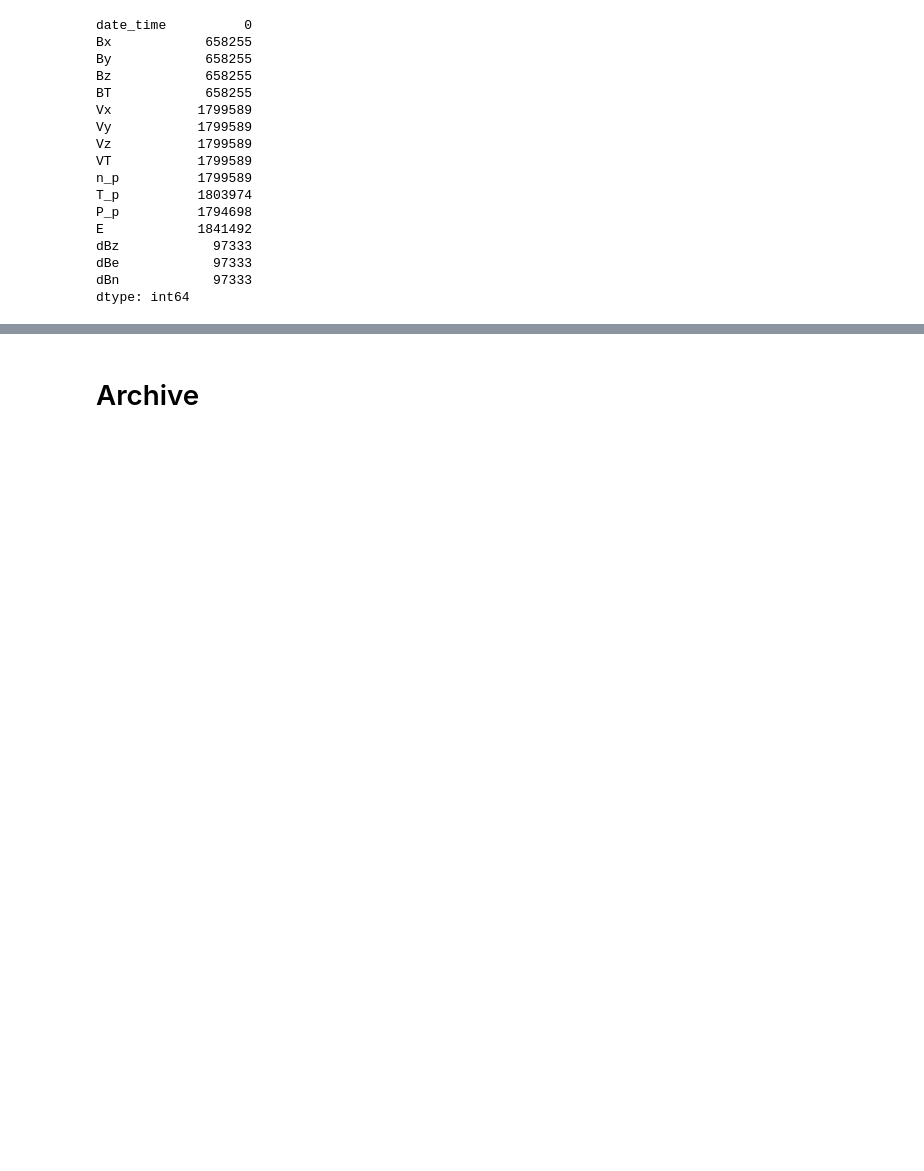
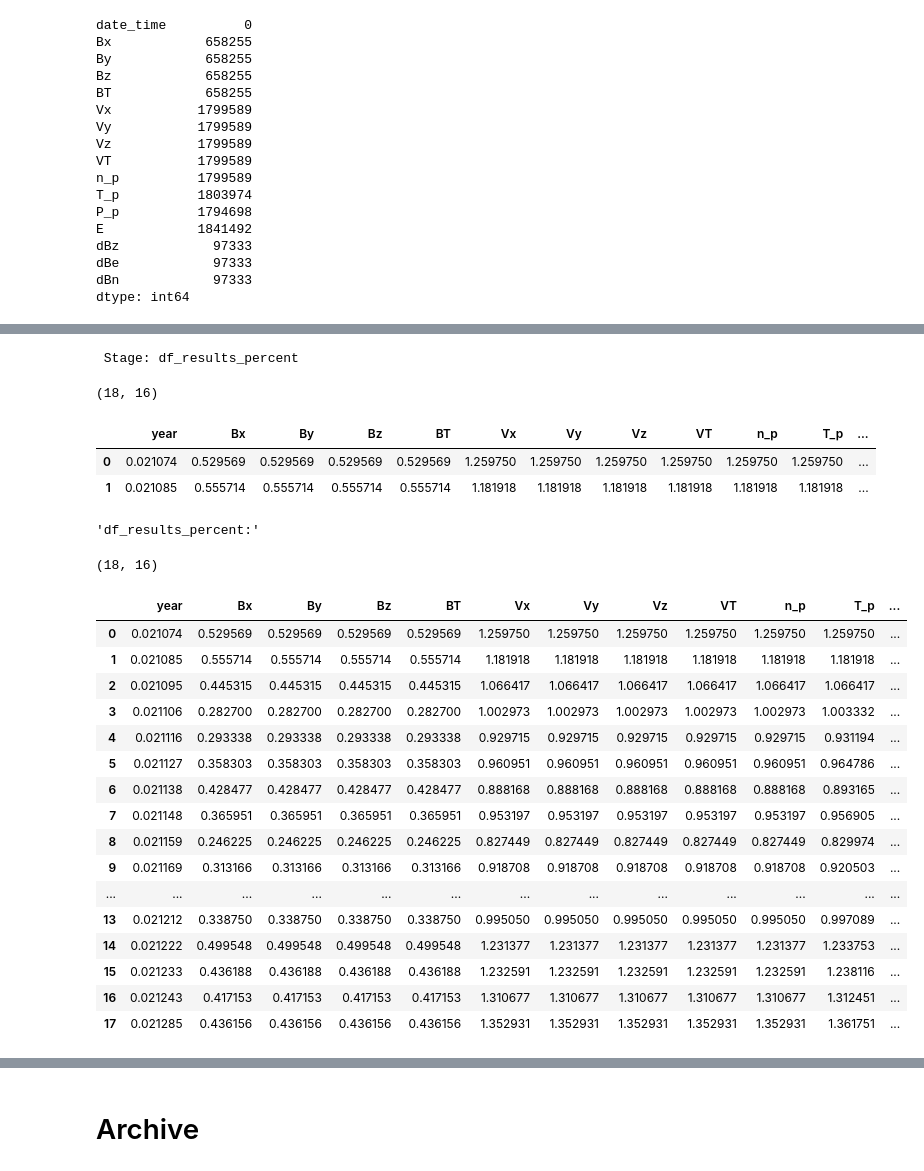
Before and after one commit to Alireza-Motazedian/GIC__Geomagnetic_Induced_Current, a Jupyter notebook: 2. Code/GIC Data Exploration.ipynb, the cells around one changed output, grey strips where cells are left out. Saved outputs shown, nothing was run; the diff lists cells and outputs as text; code cells hidden in the pictures; blank space fills up the shorter version.

```diff
--- a/2. Code/GIC Data Exploration.ipynb
+++ b/2. Code/GIC Data Exploration.ipynb
@@ -1494,18 +1494,18 @@ for key in dict_weird_values:
 
 df_results = (
     df_merged
-    # # .pipe(print_details, "df_merged")
-    # .assign(year = lambda df: df.date_time.dt.year)
-    # # .pipe(print_details, "year column added.")
-    # .drop(columns=["date_time"])
-    # # .pipe(print_details, 'Dropped: "date_time", "dBz", "dBH"')
-    # .groupby(by="year")
-    # .apply(lambda group: group.isna().sum())
-    # # .pipe(print_details, "groupby('year')")
-    # .drop(columns="year")
-    # # .pipe(print_details, "drop('year')")
-    # .reset_index()
-    # # .pipe(print_details, "df_results")
+    # .pipe(print_details, "df_merged")
+    .assign(year = lambda df: df.date_time.dt.year)
+    # .pipe(print_details, "year column added.")
+    .drop(columns=["date_time"])
+    # .pipe(print_details, 'Dropped: "date_time"')
+    .groupby(by="year")
+    .apply(lambda group: group.isna().sum())
+    # .pipe(print_details, "groupby('year')")
+    .drop(columns="year")
+    # .pipe(print_details, "drop('year')")
+    .reset_index()
+    # .pipe(print_details, "df_results")
 )
 display("df_results:", df_results.shape, df_results.head(18)) ; print()
 # %% [output]
@@ -1566,0 +1573,34 @@ round( ( dfH.dBH.isna().sum() / dfH.shape[0] ) * 100 )
+# %%
+df_results_percent = (
+    # df_results.drop(year)
+    df_results.applymap(lambda value: (value / 9466560) * 100)
+    .pipe(print_details, "df_results_percent")
+)
+
+# df_results_percent = pd.concat(df_results.year, df_results_percent, axis=1)
+display("df_results_percent:", df_results_percent.shape, df_results_percent.head(18)) ; print()
+# %% [output]
+ Stage: df_results_percent
+(18, 16)
+|  | year | Bx | By | Bz | BT | Vx | Vy | Vz | VT | n_p | T_p | ... |
+| 0 | 0.021074 | 0.529569 | 0.529569 | 0.529569 | 0.529569 | 1.259750 | 1.259750 | 1.259750 | 1.259750 | 1.259750 | 1.259750 | ... |
+| 1 | 0.021085 | 0.555714 | 0.555714 | 0.555714 | 0.555714 | 1.181918 | 1.181918 | 1.181918 | 1.181918 | 1.181918 | 1.181918 | ... |
+'df_results_percent:'
+(18, 16)
+|  | year | Bx | By | Bz | BT | Vx | Vy | Vz | VT | n_p | T_p | ... |
+| 0 | 0.021074 | 0.529569 | 0.529569 | 0.529569 | 0.529569 | 1.259750 | 1.259750 | 1.259750 | 1.259750 | 1.259750 | 1.259750 | ... |
+| 1 | 0.021085 | 0.555714 | 0.555714 | 0.555714 | 0.555714 | 1.181918 | 1.181918 | 1.181918 | 1.181918 | 1.181918 | 1.181918 | ... |
+| 2 | 0.021095 | 0.445315 | 0.445315 | 0.445315 | 0.445315 | 1.066417 | 1.066417 | 1.066417 | 1.066417 | 1.066417 | 1.066417 | ... |
+| 3 | 0.021106 | 0.282700 | 0.282700 | 0.282700 | 0.282700 | 1.002973 | 1.002973 | 1.002973 | 1.002973 | 1.002973 | 1.003332 | ... |
+| 4 | 0.021116 | 0.293338 | 0.293338 | 0.293338 | 0.293338 | 0.929715 | 0.929715 | 0.929715 | 0.929715 | 0.929715 | 0.931194 | ... |
+| 5 | 0.021127 | 0.358303 | 0.358303 | 0.358303 | 0.358303 | 0.960951 | 0.960951 | 0.960951 | 0.960951 | 0.960951 | 0.964786 | ... |
+| 6 | 0.021138 | 0.428477 | 0.428477 | 0.428477 | 0.428477 | 0.888168 | 0.888168 | 0.888168 | 0.888168 | 0.888168 | 0.893165 | ... |
+| 7 | 0.021148 | 0.365951 | 0.365951 | 0.365951 | 0.365951 | 0.953197 | 0.953197 | 0.953197 | 0.953197 | 0.953197 | 0.956905 | ... |
+| 8 | 0.021159 | 0.246225 | 0.246225 | 0.246225 | 0.246225 | 0.827449 | 0.827449 | 0.827449 | 0.827449 | 0.827449 | 0.829974 | ... |
+| 9 | 0.021169 | 0.313166 | 0.313166 | 0.313166 | 0.313166 | 0.918708 | 0.918708 | 0.918708 | 0.918708 | 0.918708 | 0.920503 | ... |
+| ... | ... | ... | ... | ... | ... | ... | ... | ... | ... | ... | ... | ... |
+| 13 | 0.021212 | 0.338750 | 0.338750 | 0.338750 | 0.338750 | 0.995050 | 0.995050 | 0.995050 | 0.995050 | 0.995050 | 0.997089 | ... |
+| 14 | 0.021222 | 0.499548 | 0.499548 | 0.499548 | 0.499548 | 1.231377 | 1.231377 | 1.231377 | 1.231377 | 1.231377 | 1.233753 | ... |
+| 15 | 0.021233 | 0.436188 | 0.436188 | 0.436188 | 0.436188 | 1.232591 | 1.232591 | 1.232591 | 1.232591 | 1.232591 | 1.238116 | ... |
+| 16 | 0.021243 | 0.417153 | 0.417153 | 0.417153 | 0.417153 | 1.310677 | 1.310677 | 1.310677 | 1.310677 | 1.310677 | 1.312451 | ... |
+| 17 | 0.021285 | 0.436156 | 0.436156 | 0.436156 | 0.436156 | 1.352931 | 1.352931 | 1.352931 | 1.352931 | 1.352931 | 1.361751 | ... |
```
Also changed, not shown: parts of 5 cells of this notebook.
